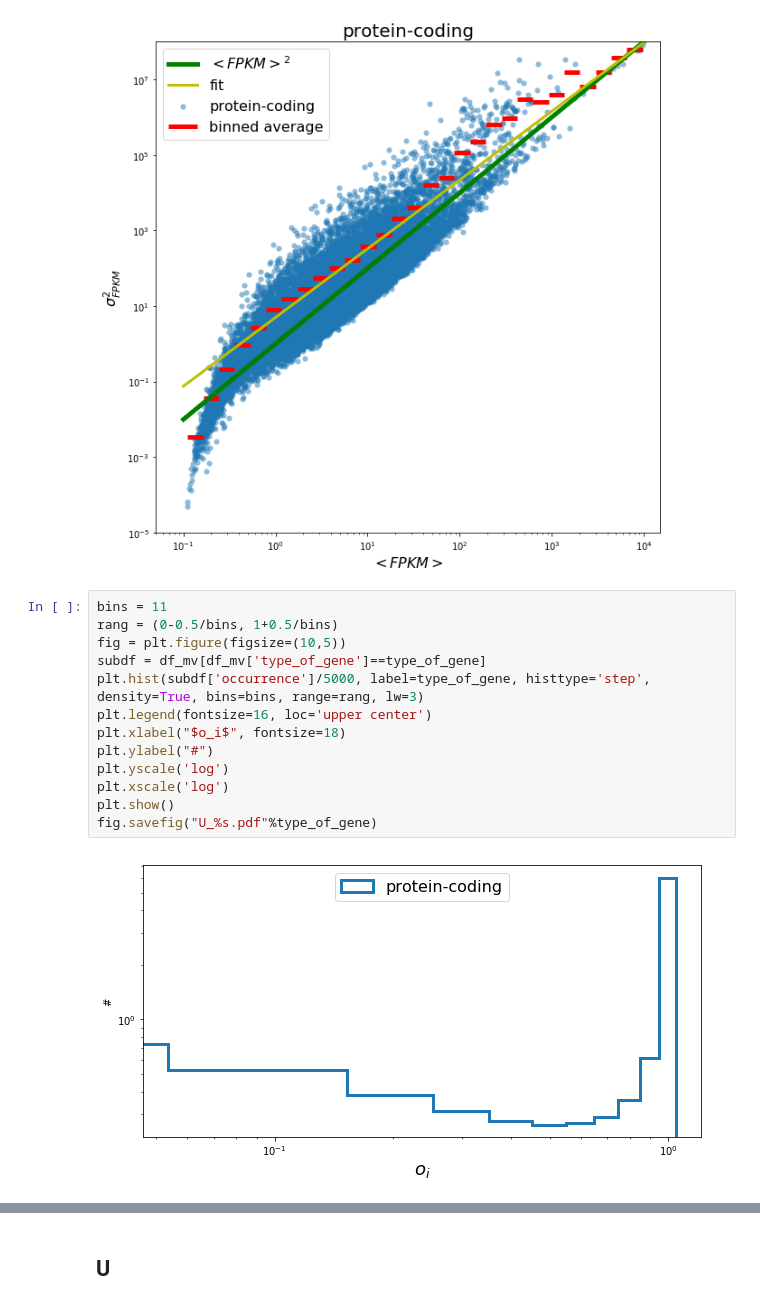
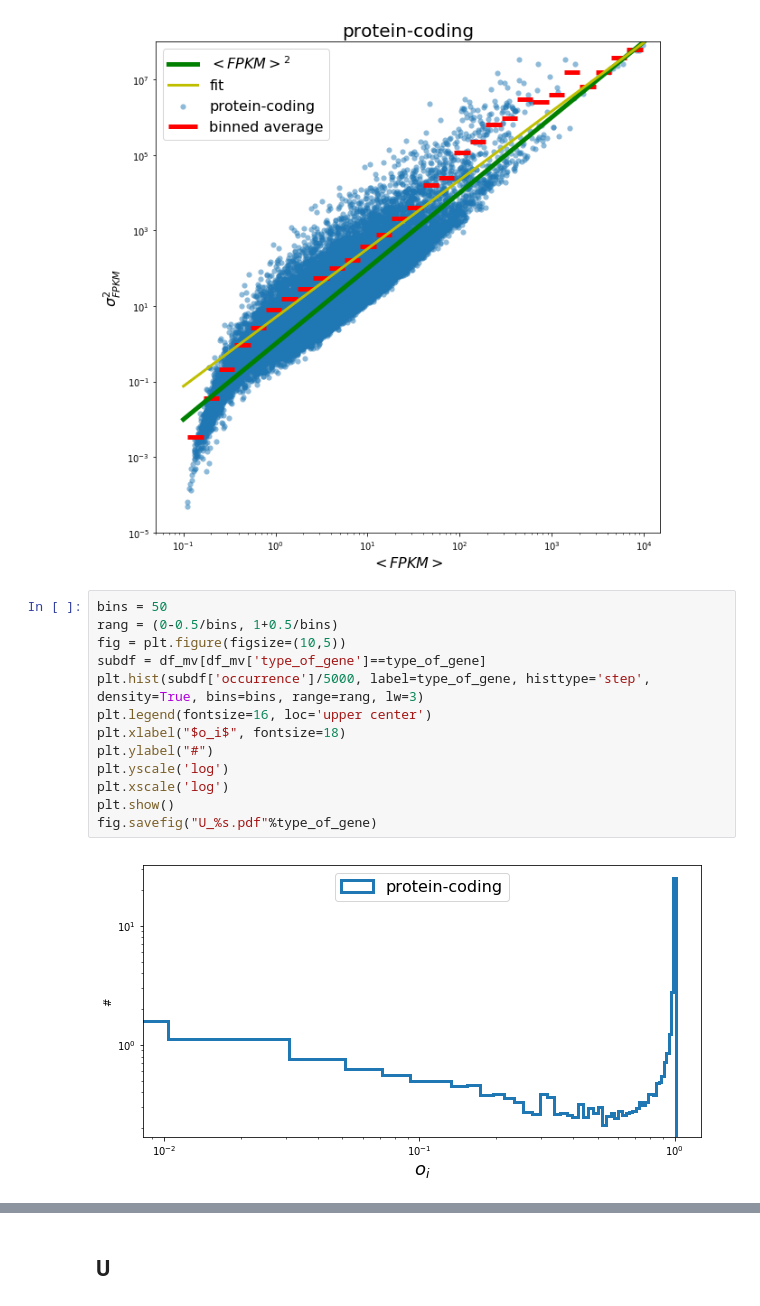
Before and after one commit to fvalle1/master_thesis, a Jupyter notebook: Table_ByGeneType.ipynb, the cells around one changed output, grey strips where cells are left out. Cells and saved outputs as stored; diff of their text form.

```diff
--- a/Table_ByGeneType.ipynb
+++ b/Table_ByGeneType.ipynb
@@ -108,18 +110,18 @@ fig.savefig('%s_'%type_of_gene+yscale+xscale+'.png')
 1.8201361474427464
 [figure]
 # %%
-bins = 11
+bins = 50
 rang = (0-0.5/bins, 1+0.5/bins)
 fig = plt.figure(figsize=(10,5))
 subdf = df_mv[df_mv['type_of_gene']==type_of_gene]
 plt.hist(subdf['occurrence']/5000, label=type_of_gene, histtype='step', density=True, bins=bins, range=rang, lw=3)
 plt.legend(fontsize=16, loc='upper center')
 plt.xlabel("$o_i$", fontsize=18)
 plt.ylabel("#")
 plt.yscale('log')
 plt.xscale('log')
 plt.show()
 fig.savefig("U_%s.pdf"%type_of_gene)
 # %% [output]
-[figure, old version]
+[figure, new version]
 # %%
```
Also changed, not shown: parts of 5 cells of this notebook, 30 other files.
